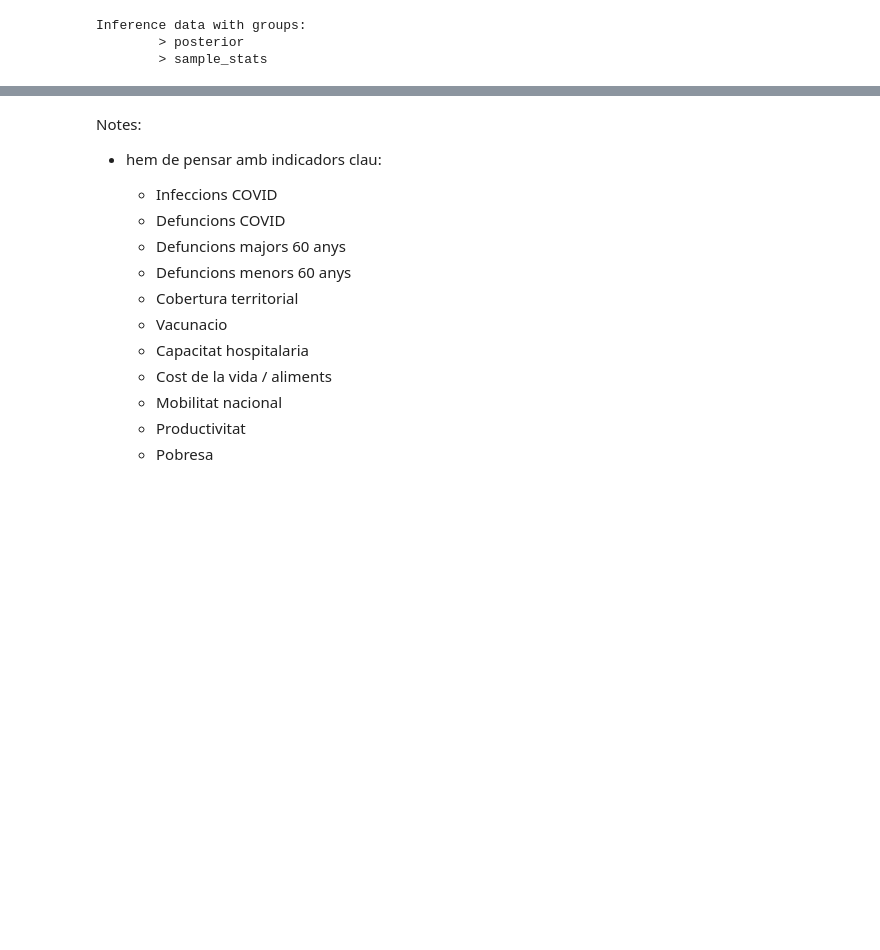
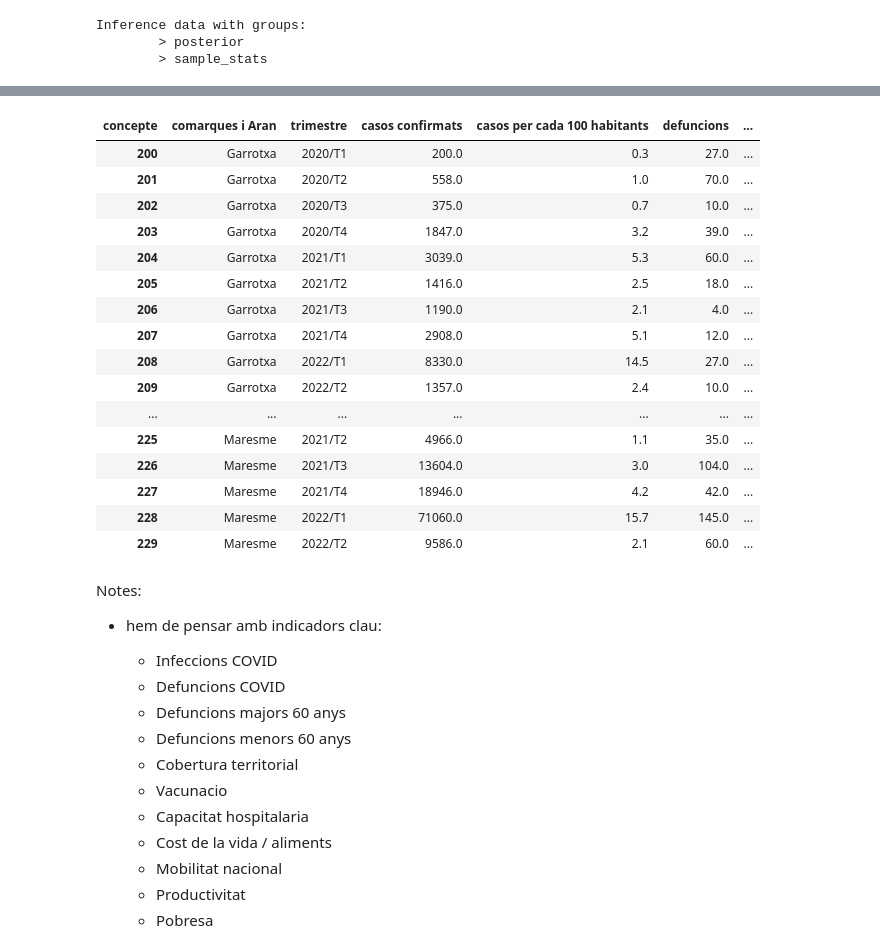
Before and after one commit to RobertTorrell/BayesCovidCat, a Jupyter notebook: BayesCodivCat_nb.ipynb, the cells around one changed output, grey strips where cells are left out. Cells and saved outputs as stored; diff of their text form; code cells hidden in the pictures; blank space fills up the shorter version.

```diff
--- a/BayesCodivCat_nb.ipynb
+++ b/BayesCodivCat_nb.ipynb
@@ -551,3 +493,23 @@ linear_posterior = linear_model.sample(num_chains=3, num_samples=10000)
+# %%
+df_comarques_trimestral_total[200:230]
+# %% [output]
+| concepte | comarques i Aran | trimestre | casos confirmats | casos per cada 100 habitants | defuncions | ... |
+| 200 | Garrotxa | 2020/T1 | 200.0 | 0.3 | 27.0 | ... |
+| 201 | Garrotxa | 2020/T2 | 558.0 | 1.0 | 70.0 | ... |
+| 202 | Garrotxa | 2020/T3 | 375.0 | 0.7 | 10.0 | ... |
+| 203 | Garrotxa | 2020/T4 | 1847.0 | 3.2 | 39.0 | ... |
+| 204 | Garrotxa | 2021/T1 | 3039.0 | 5.3 | 60.0 | ... |
+| 205 | Garrotxa | 2021/T2 | 1416.0 | 2.5 | 18.0 | ... |
+| 206 | Garrotxa | 2021/T3 | 1190.0 | 2.1 | 4.0 | ... |
+| 207 | Garrotxa | 2021/T4 | 2908.0 | 5.1 | 12.0 | ... |
+| 208 | Garrotxa | 2022/T1 | 8330.0 | 14.5 | 27.0 | ... |
+| 209 | Garrotxa | 2022/T2 | 1357.0 | 2.4 | 10.0 | ... |
+| ... | ... | ... | ... | ... | ... | ... |
+| 225 | Maresme | 2021/T2 | 4966.0 | 1.1 | 35.0 | ... |
+| 226 | Maresme | 2021/T3 | 13604.0 | 3.0 | 104.0 | ... |
+| 227 | Maresme | 2021/T4 | 18946.0 | 4.2 | 42.0 | ... |
+| 228 | Maresme | 2022/T1 | 71060.0 | 15.7 | 145.0 | ... |
+| 229 | Maresme | 2022/T2 | 9586.0 | 2.1 | 60.0 | ... |
 # %% [markdown]
 Notes:
 
```
Also changed, not shown: parts of 5 cells of this notebook, 1 other file.
